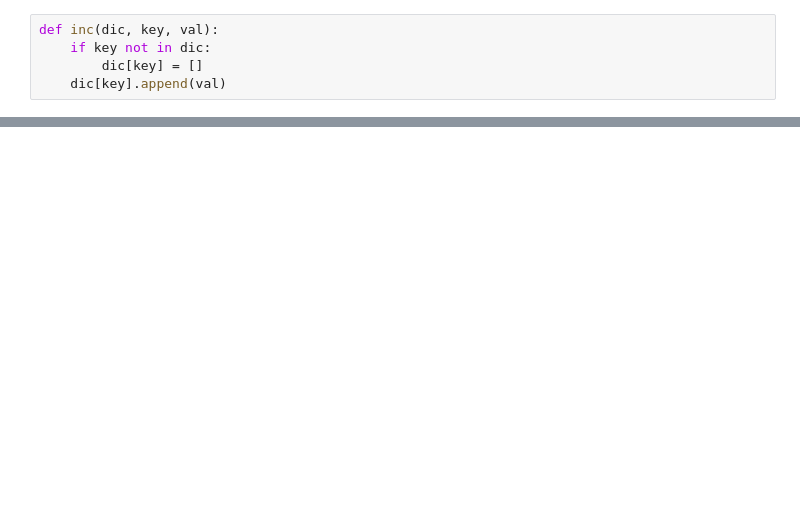
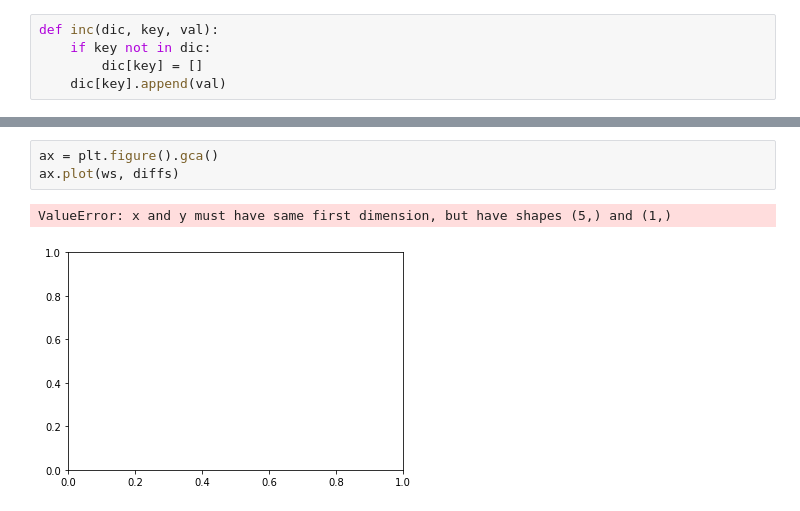
Before and after one commit to romagolchin/thesis, a Jupyter notebook: embeddings.ipynb, the cells around one changed output, grey strips where cells are left out. Saved outputs shown, nothing was run; the diff lists cells and outputs as text; blank space fills up the shorter version.

```diff
--- a/embeddings.ipynb
+++ b/embeddings.ipynb
@@ -323,0 +715,6 @@ plt.colorbar()
+# %%
+ax = plt.figure().gca()
+ax.plot(ws, diffs)
+# %% [output]
+ValueError: x and y must have same first dimension, but have shapes (5,) and (1,)
+[figure, added]
```
Also changed, not shown: parts of 135 cells of this notebook.
